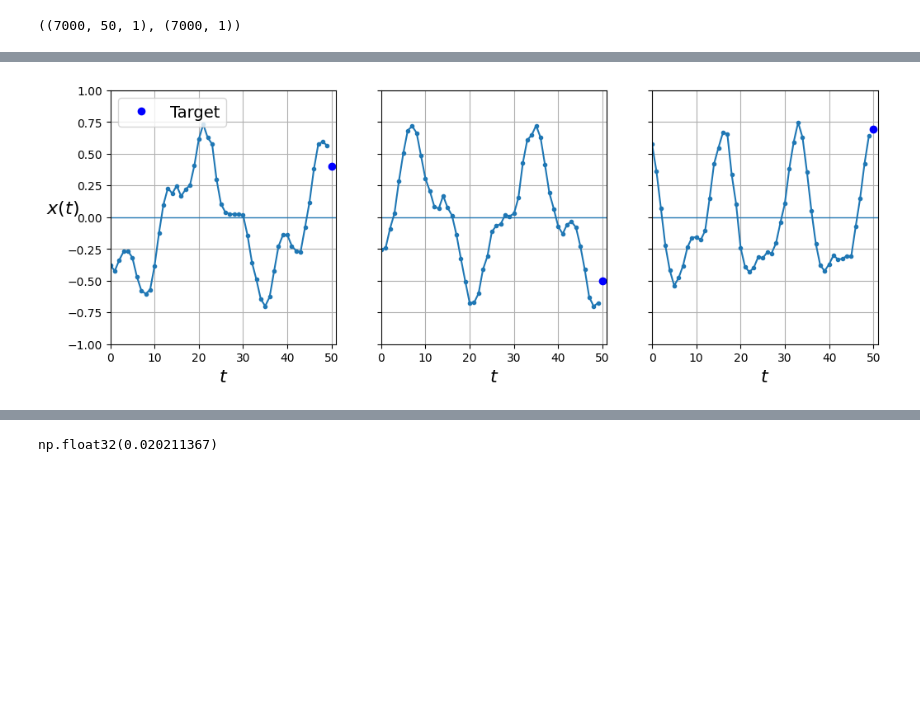
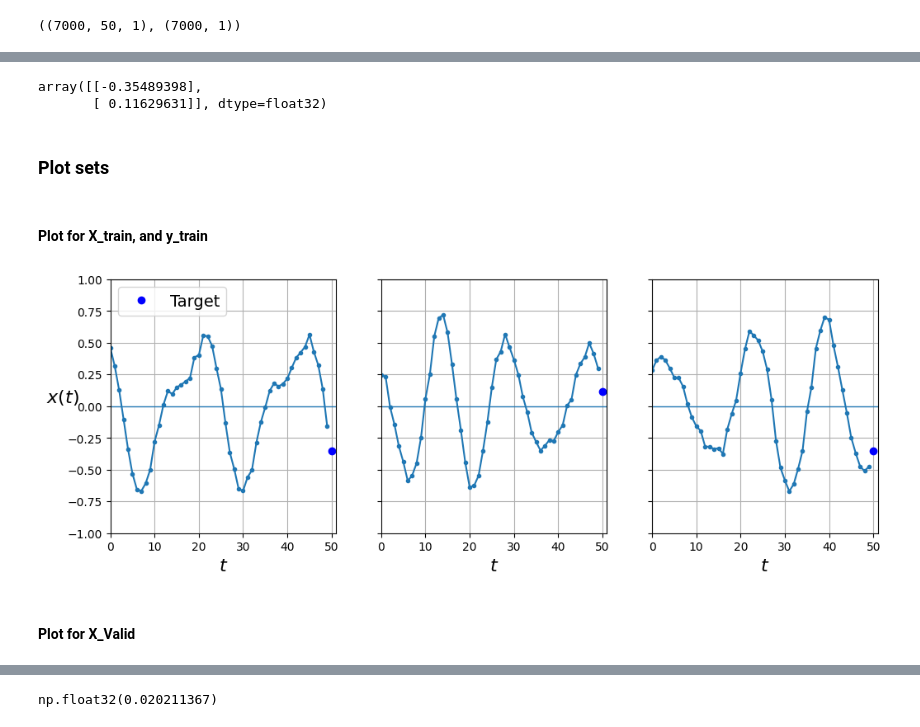
Before and after one commit to rohit-abhishek/Training_Repo, a Jupyter notebook: hands-on-ml/SELF/Chapter 15 - Processing Sequence using RNN and CNN.ipynb, the cells around one changed output, grey strips where cells are left out. Saved outputs shown, nothing was run; the diff lists cells and outputs as text; code cells hidden in the pictures; blank space fills up the shorter version.

```diff
--- a/hands-on-ml/SELF/Chapter 15 - Processing Sequence using RNN and CNN.ipynb
+++ b/hands-on-ml/SELF/Chapter 15 - Processing Sequence using RNN and CNN.ipynb
@@ -51,0 +83,7 @@ X_train.shape, y_train.shape
+# %%
+y_train[:2]
+# %% [output]
+array([[-0.35489398],
+       [ 0.11629631]], dtype=float32)
+# %% [markdown]
+### Plot sets
@@ -52,29 +109,15 @@ X_train.shape, y_train.shape
+# %% [markdown]
+#### Plot for X_train, and y_train
 # %%
-import matplotlib.pyplot as plt
-import matplotlib as mpl
-
-def plot_series(series, y=None, y_pred=None, x_label="$t$", y_label="$x(t)$", legend=True):
-    plt.plot(series, ".-")
-    if y is not None:
-        plt.plot(n_steps, y, "bo", label="Target")
-    if y_pred is not None:
-        plt.plot(n_steps, y_pred, "rx", markersize=10, label="Prediction")
-    plt.grid(True)
-    if x_label:
-        plt.xlabel(x_label, fontsize=16)
-    if y_label:
-        plt.ylabel(y_label, fontsize=16, rotation=0)
-    plt.hlines(0, 0, 100, linewidth=1)
-    plt.axis([0, n_steps + 1, -1, 1])
-    if legend and (y or y_pred):
-        plt.legend(fontsize=14, loc="upper left")
-
+# Create 3 figures
 fig, axes = plt.subplots(nrows=1, ncols=3, sharey=True, figsize=(12, 4))
 for col in range(3):
     plt.sca(axes[col])
-    plot_series(X_valid[col, :, 0], y_valid[col, 0],
+    plot_series(X_train[col, :, 0], y_train[col, 0],
                 y_label=("$x(t)$" if col==0 else None),
                 legend=(col == 0))
 plt.show()
 # %% [output]
-[figure, old version]
+[figure, new version]
+# %% [markdown]
+#### Plot for X_Valid
```
Also changed, not shown: parts of 63 cells of this notebook.
